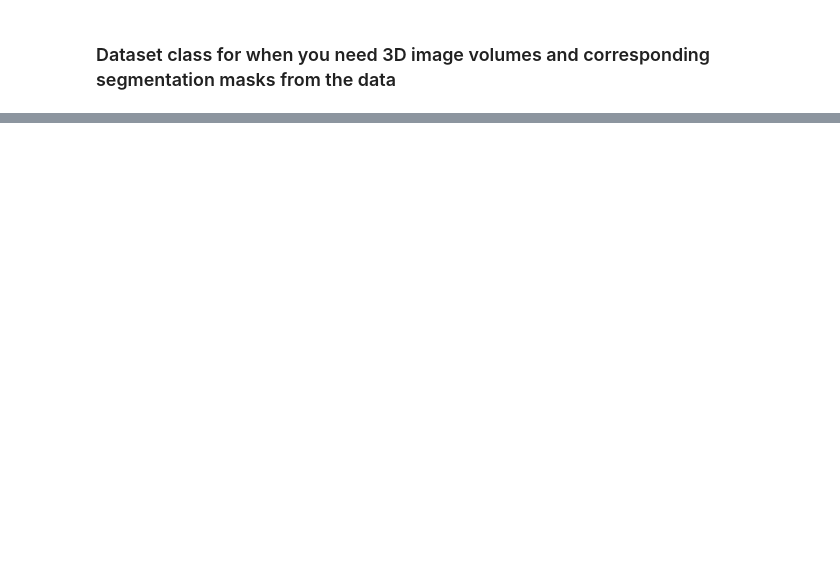
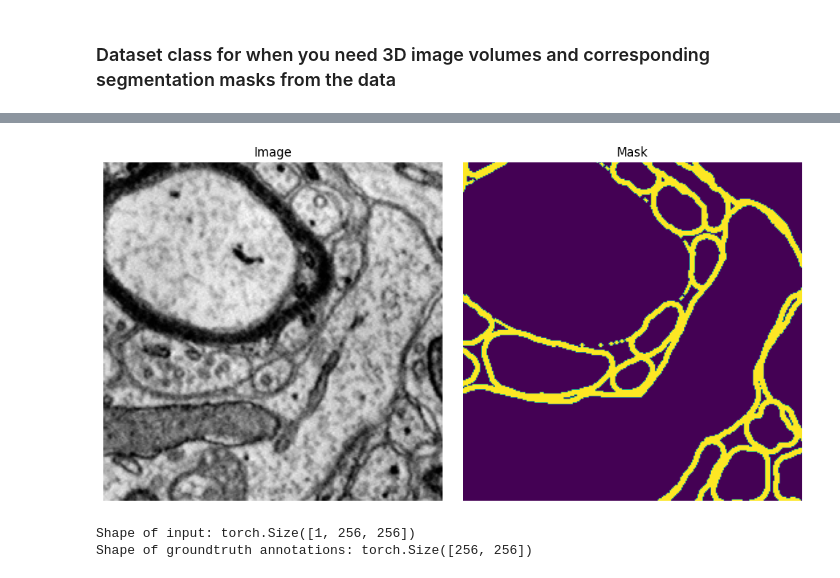
Before and after one commit to aplbrain/bossdb_cookbook, a Jupyter notebook: notebooks/BossDB-Dataset-Classes-for-Pytorch-DataLoaders.ipynb, the cells around one changed output, grey strips where cells are left out. Cells and saved outputs as stored; diff of their text form; code cells hidden in the pictures; blank space fills up the shorter version.

Commit message:
Updated PyTorch Dataloaders - original version, and new notebook

```diff
--- a/notebooks/BossDB-Dataset-Classes-for-Pytorch-DataLoaders.ipynb
+++ b/notebooks/BossDB-Dataset-Classes-for-Pytorch-DataLoaders.ipynb
@@ -195,0 +388,5 @@ class BossDBDataset(Dataset):
+# %%
+# Fetch a sample from the membrane dataset
+image, mask = membrane_dataset[0]
+
+# Similarly, you can fetch samples from the synapse dataset
@@ -195,0 +409,47 @@ class BossDBDataset(Dataset):
+# %%
+def visualize_image_mask(image, mask, slice_idx=None):
+    """
+    Visualize the image and mask side by side.
+
+    Args:
+        image (torch.Tensor): The image tensor.
+        mask (torch.Tensor): The mask tensor.
+        slice_idx (int, optional): The index of the slice to visualize. If None, the middle slice is used.
+    """
+    fig, (ax1, ax2) = plt.subplots(1, 2, figsize=(10, 5))
+
+    # If the image has a channel dimension, remove it
+    if len(image.shape) == 3 and image.shape[0] == 1:
+        image = image.squeeze(0)
+    if len(mask.shape) == 3 and mask.shape[0] == 1:
+        mask = mask.squeeze(0)
+
+    # If the data is 3D, select a slice
+    if len(image.shape) == 3:
+        if slice_idx is None:
+            slice_idx = image.shape[1] // 2  # Use the middle slice if not specified
+        image = image[:, slice_idx, :]
+        mask = mask[slice_idx, :, :]
+
+    ax1.imshow(image, cmap='gray')
+    ax1.set_title('Image')
+    ax1.axis('off')
+
+    ax2.imshow(mask)
+    ax2.set_title('Mask')
+    ax2.axis('off')
+
+    plt.tight_layout()
+    plt.show()
+# %%
+# Visualize the image and mask
+visualize_image_mask(image, mask)
+# %% [output]
+[figure, added]
+# %%
+#Data Characteristics
+print(f'Shape of input: {image.shape}')
+print(f'Shape of groundtruth annotations: {mask.shape}')
+# %% [output]
+Shape of input: torch.Size([1, 256, 256])
+Shape of groundtruth annotations: torch.Size([256, 256])
```
Also changed, not shown: parts of 21 cells of this notebook, 17 other files.
